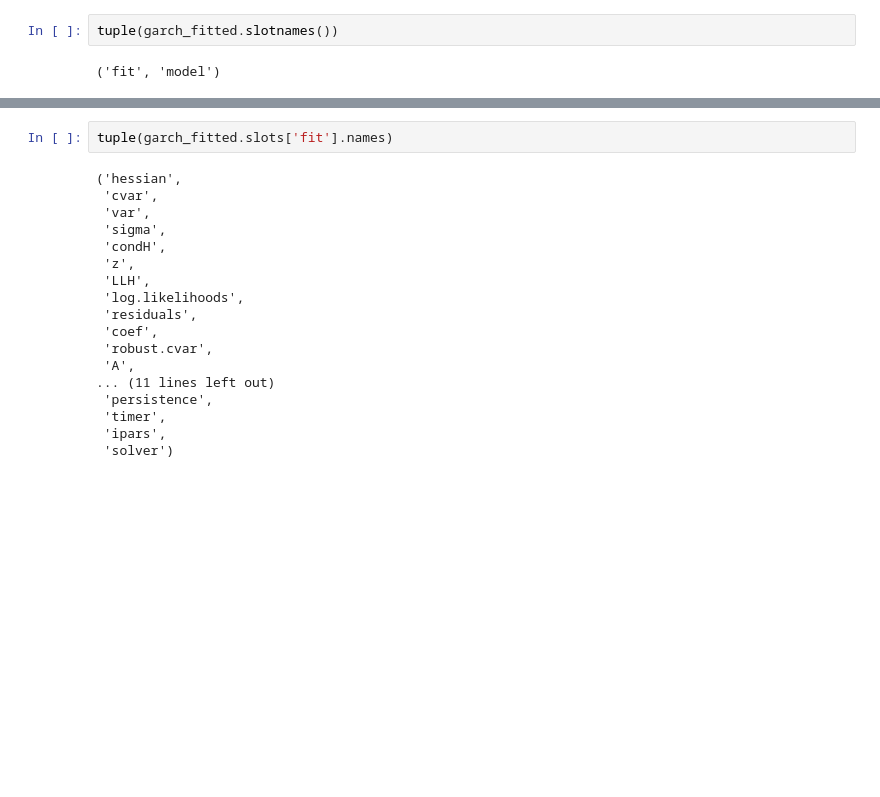
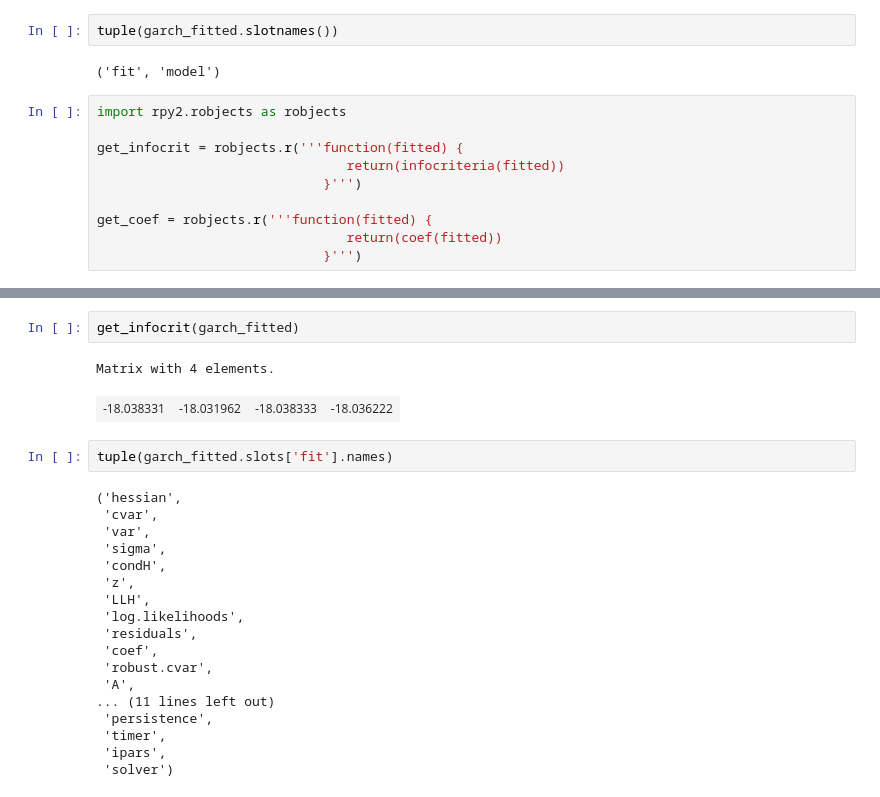
Before and after one commit to cetrulin/regime-switching-series-generator, a Jupyter notebook: notebooks/rugarch.ipynb, the cells around one changed output, grey strips where cells are left out. Cells and saved outputs as stored; diff of their text form; blank space fills up the shorter version.

```diff
--- a/notebooks/rugarch.ipynb
+++ b/notebooks/rugarch.ipynb
@@ -295,3 +295,13 @@ array([3.93634065e-05, 3.93634065e-05, 3.93634065e-05, ...,
 tuple(garch_fitted.slotnames())
 # %% [output]
 ('fit', 'model')
+# %%
+import rpy2.robjects as robjects
+
+get_infocrit = robjects.r('''function(fitted) {
+                                return(infocriteria(fitted))
+                             }''')
+
+get_coef = robjects.r('''function(fitted) {
+                                return(coef(fitted))
+                             }''')
@@ -298,3 +318,8 @@ tuple(garch_fitted.slotnames())
+# %%
+get_infocrit(garch_fitted)
+# %% [output]
+Matrix with 4 elements.
+| -18.038331 | -18.031962 | -18.038333 | -18.036222 |
 # %%
 tuple(garch_fitted.slots['fit'].names)
 # %% [output]
```
Also changed, not shown: parts of 5 cells of this notebook, 3 other files.
